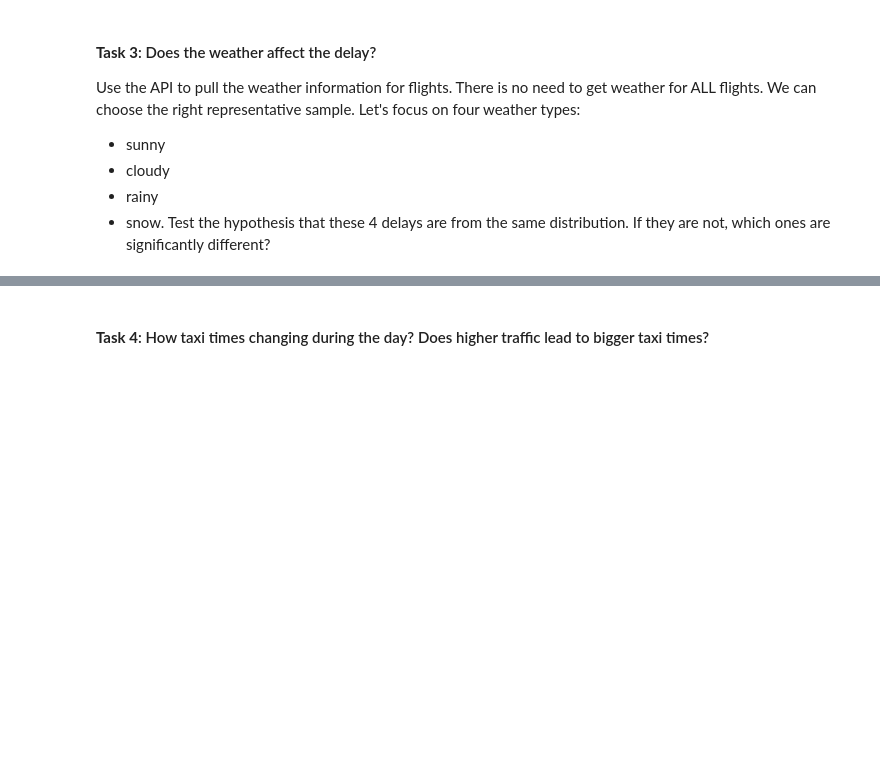
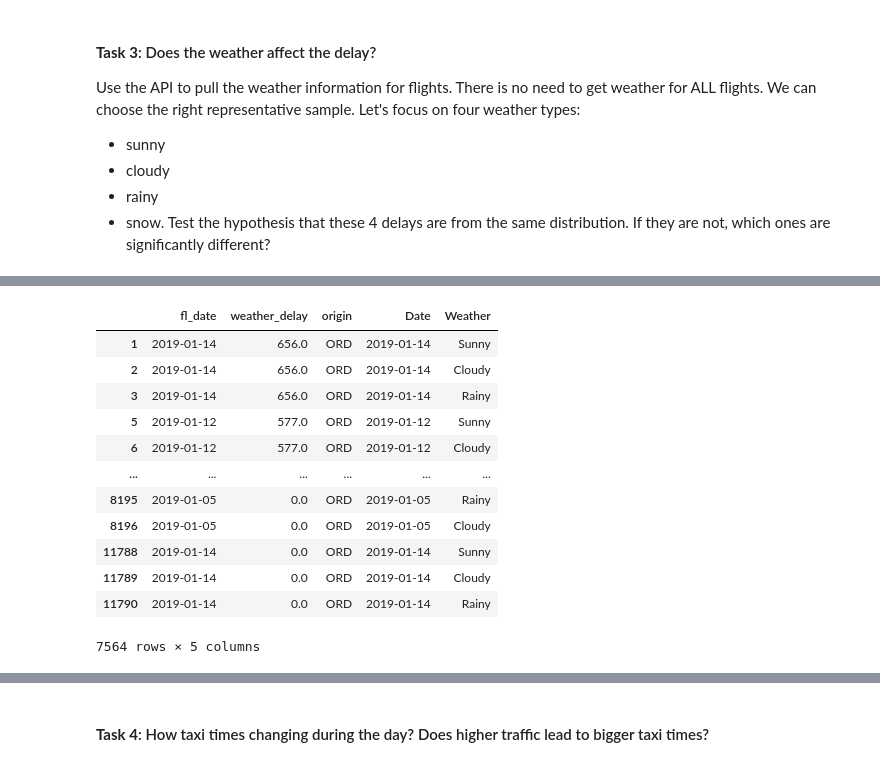
Before and after one commit to SalvaSamimi/mid-term-project-I, a Jupyter notebook: exploratory_analysis.ipynb, the cells around one changed output, grey strips where cells are left out. Saved outputs shown, nothing was run; the diff lists cells and outputs as text; code cells hidden in the pictures; blank space fills up the shorter version.

```diff
--- a/exploratory_analysis.ipynb
+++ b/exploratory_analysis.ipynb
@@ -259,0 +491,17 @@ Test the hypothesis that these 4 delays are from the same distribution. If they
+# %%
+df_new = df_new.dropna()
+df_new
+# %% [output]
+|  | fl_date | weather_delay | origin | Date | Weather |
+| 1 | 2019-01-14 | 656.0 | ORD | 2019-01-14 | Sunny |
+| 2 | 2019-01-14 | 656.0 | ORD | 2019-01-14 | Cloudy |
+| 3 | 2019-01-14 | 656.0 | ORD | 2019-01-14 | Rainy |
+| 5 | 2019-01-12 | 577.0 | ORD | 2019-01-12 | Sunny |
+| 6 | 2019-01-12 | 577.0 | ORD | 2019-01-12 | Cloudy |
+| ... | ... | ... | ... | ... | ... |
+| 8195 | 2019-01-05 | 0.0 | ORD | 2019-01-05 | Rainy |
+| 8196 | 2019-01-05 | 0.0 | ORD | 2019-01-05 | Cloudy |
+| 11788 | 2019-01-14 | 0.0 | ORD | 2019-01-14 | Sunny |
+| 11789 | 2019-01-14 | 0.0 | ORD | 2019-01-14 | Cloudy |
+| 11790 | 2019-01-14 | 0.0 | ORD | 2019-01-14 | Rainy |
+7564 rows × 5 columns
```
Also changed, not shown: parts of 15 cells of this notebook.
